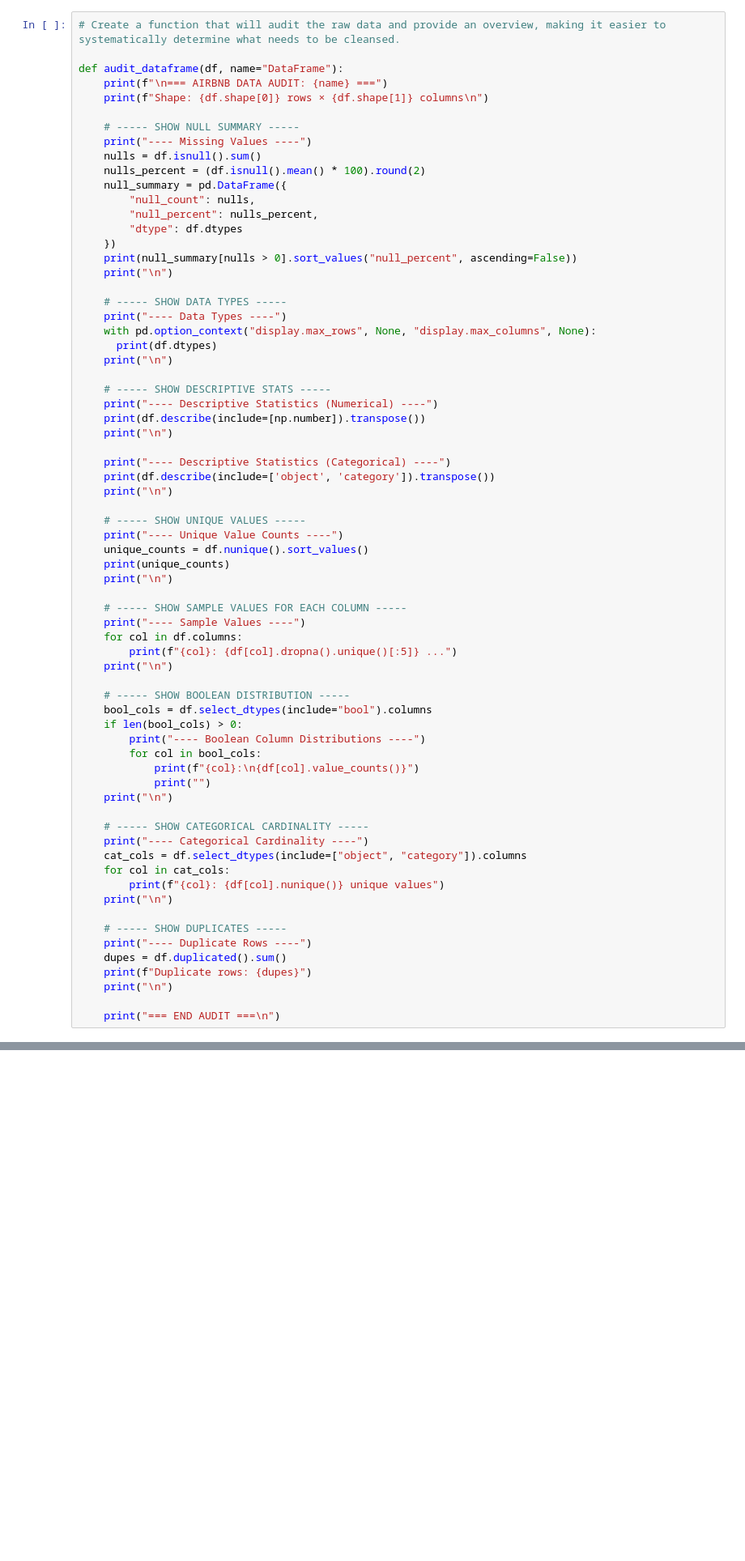
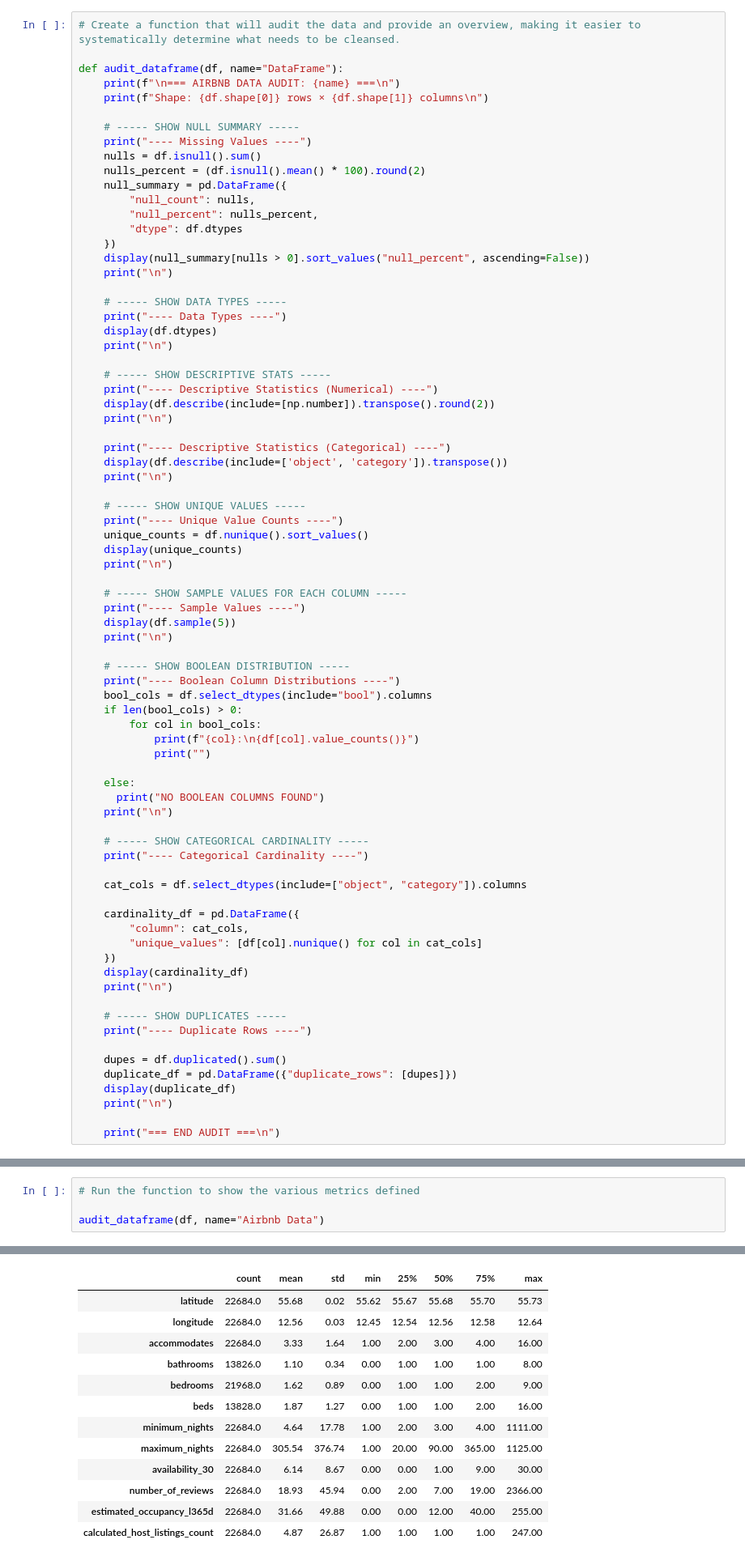
Before and after one commit to torbenbillow/CBS-AML-PROJECT, a Jupyter notebook: notebooks/00_welcome.ipynb, the cells around one changed output, grey strips where cells are left out. Shown at 81% size. Cells and saved outputs as stored; diff of their text form; blank space fills up the shorter version.

Commit message:
Updates to data discovery section

```diff
--- a/notebooks/00_welcome.ipynb
+++ b/notebooks/00_welcome.ipynb
@@ -128,10 +142,10 @@ After column drops: (22684, 32)
 # %% [markdown]
 ## AUDIT THE DATA TO DETERMINE WHAT NEEDS TO BE CLEANSED
 # %%
-# Create a function that will audit the raw data and provide an overview, making it easier to systematically determine what needs to be cleansed.
+# Create a function that will audit the data and provide an overview, making it easier to systematically determine what needs to be cleansed.
 
 def audit_dataframe(df, name="DataFrame"):
-    print(f"\n=== AIRBNB DATA AUDIT: {name} ===")
+    print(f"\n=== AIRBNB DATA AUDIT: {name} ===\n")
     print(f"Shape: {df.shape[0]} rows × {df.shape[1]} columns\n")
 
     # ----- SHOW NULL SUMMARY -----
@@ -143,56 +157,64 @@ def audit_dataframe(df, name="DataFrame"):
         "null_percent": nulls_percent,
         "dtype": df.dtypes
     })
-    print(null_summary[nulls > 0].sort_values("null_percent", ascending=False))
+    display(null_summary[nulls > 0].sort_values("null_percent", ascending=False))
     print("\n")
 
     # ----- SHOW DATA TYPES -----
     print("---- Data Types ----")
-    with pd.option_context("display.max_rows", None, "display.max_columns", None):
-      print(df.dtypes)
+    display(df.dtypes)
     print("\n")
 
     # ----- SHOW DESCRIPTIVE STATS -----
     print("---- Descriptive Statistics (Numerical) ----")
-    print(df.describe(include=[np.number]).transpose())
+    display(df.describe(include=[np.number]).transpose().round(2))
     print("\n")
 
     print("---- Descriptive Statistics (Categorical) ----")
-    print(df.describe(include=['object', 'category']).transpose())
+    display(df.describe(include=['object', 'category']).transpose())
     print("\n")
 
     # ----- SHOW UNIQUE VALUES -----
     print("---- Unique Value Counts ----")
     unique_counts = df.nunique().sort_values()
-    print(unique_counts)
+    display(unique_counts)
     print("\n")
 
     # ----- SHOW SAMPLE VALUES FOR EACH COLUMN -----
     print("---- Sample Values ----")
-    for col in df.columns:
-        print(f"{col}: {df[col].dropna().unique()[:5]} ...")
+    display(df.sample(5))
     print("\n")
 
     # ----- SHOW BOOLEAN DISTRIBUTION -----
+    print("---- Boolean Column Distributions ----")
     bool_cols = df.select_dtypes(include="bool").columns
     if len(bool_cols) > 0:
-        print("---- Boolean Column Distributions ----")
         for col in bool_cols:
             print(f"{col}:\n{df[col].value_counts()}")
             print("")
+
+    else:
+      print("NO BOOLEAN COLUMNS FOUND")
     print("\n")
 
     # ----- SHOW CATEGORICAL CARDINALITY -----
     print("---- Categorical Cardinality ----")
+
     cat_cols = df.select_dtypes(include=["object", "category"]).columns
-    for col in cat_cols:
-        print(f"{col}: {df[col].nunique()} unique values")
+
+    cardinality_df = pd.DataFrame({
+        "column": cat_cols,
+        "unique_values": [df[col].nunique() for col in cat_cols]
+    })
+    display(cardinality_df)
     print("\n")
 
     # ----- SHOW DUPLICATES -----
     print("---- Duplicate Rows ----")
+
     dupes = df.duplicated().sum()
-    print(f"Duplicate rows: {dupes}")
+    duplicate_df = pd.DataFrame({"duplicate_rows": [dupes]})
+    display(duplicate_df)
     print("\n")
 
     print("=== END AUDIT ===\n")
@@ -218,0 +221,5 @@ Duplicate rows: 0
+# %%
+# Run the function to show the various metrics defined
+
+audit_dataframe(df, name="Airbnb Data")
+# %% [output]
@@ -218,0 +269,13 @@ Duplicate rows: 0
+|  | count | mean | std | min | 25% | 50% | 75% | max |
+| latitude | 22684.0 | 55.68 | 0.02 | 55.62 | 55.67 | 55.68 | 55.70 | 55.73 |
+| longitude | 22684.0 | 12.56 | 0.03 | 12.45 | 12.54 | 12.56 | 12.58 | 12.64 |
+| accommodates | 22684.0 | 3.33 | 1.64 | 1.00 | 2.00 | 3.00 | 4.00 | 16.00 |
+| bathrooms | 13826.0 | 1.10 | 0.34 | 0.00 | 1.00 | 1.00 | 1.00 | 8.00 |
+| bedrooms | 21968.0 | 1.62 | 0.89 | 0.00 | 1.00 | 1.00 | 2.00 | 9.00 |
+| beds | 13828.0 | 1.87 | 1.27 | 0.00 | 1.00 | 1.00 | 2.00 | 16.00 |
+| minimum_nights | 22684.0 | 4.64 | 17.78 | 1.00 | 2.00 | 3.00 | 4.00 | 1111.00 |
+| maximum_nights | 22684.0 | 305.54 | 376.74 | 1.00 | 20.00 | 90.00 | 365.00 | 1125.00 |
+| availability_30 | 22684.0 | 6.14 | 8.67 | 0.00 | 0.00 | 1.00 | 9.00 | 30.00 |
+| number_of_reviews | 22684.0 | 18.93 | 45.94 | 0.00 | 2.00 | 7.00 | 19.00 | 2366.00 |
+| estimated_occupancy_l365d | 22684.0 | 31.66 | 49.88 | 0.00 | 0.00 | 12.00 | 40.00 | 255.00 |
+| calculated_host_listings_count | 22684.0 | 4.87 | 26.87 | 1.00 | 1.00 | 1.00 | 1.00 | 247.00 |
```
Also changed, not shown: parts of 11 cells of this notebook.
